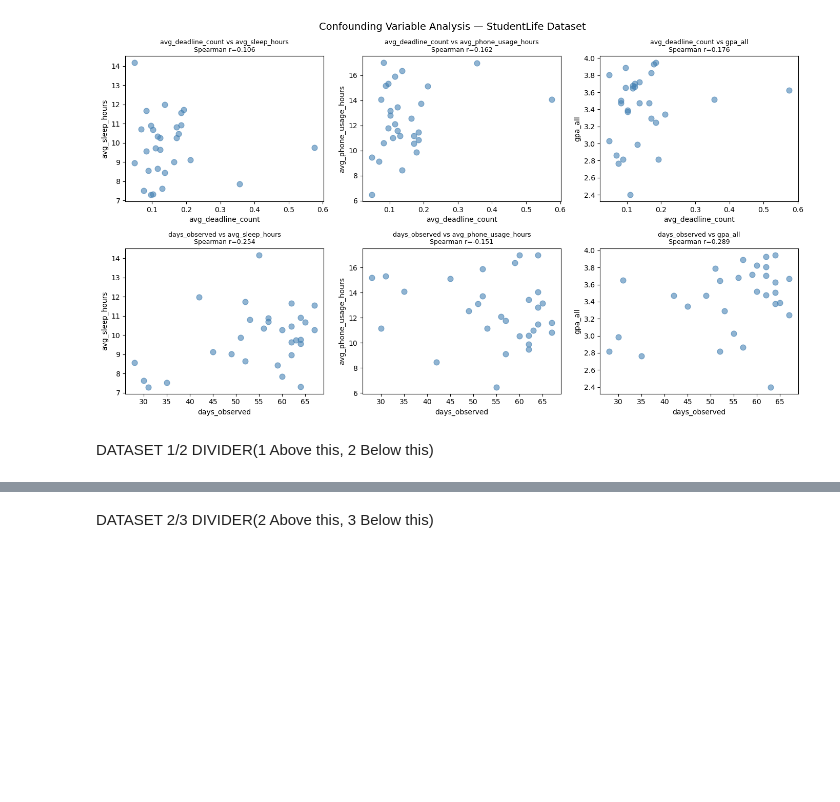
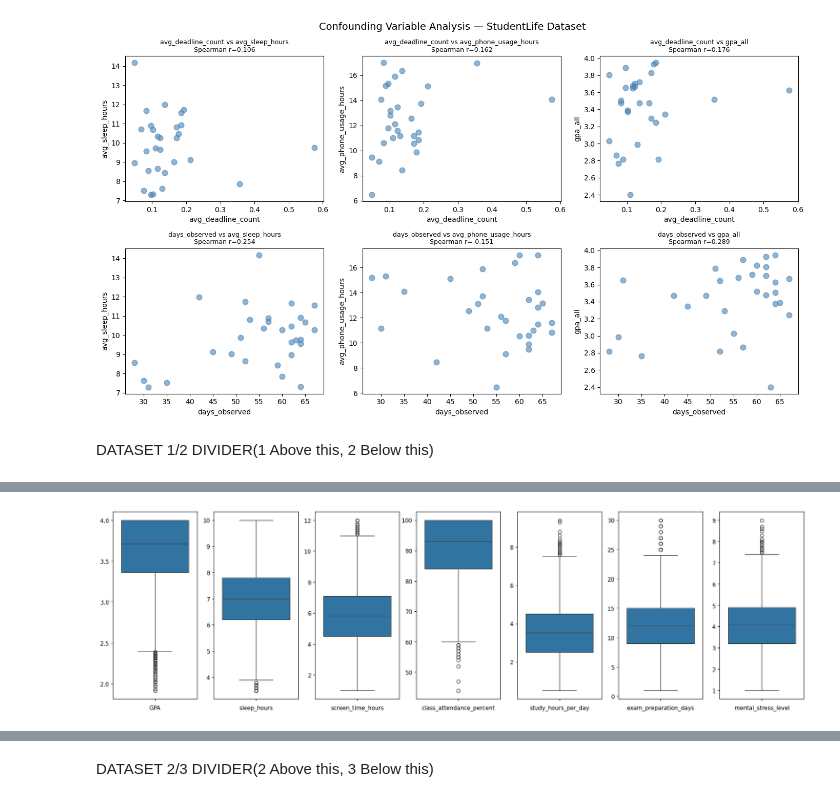
Before and after one commit to AnEpiphanyMaybe/sleep-screen-time-analysis, a Jupyter notebook: 03-FinalProject.ipynb, the cells around one changed output, grey strips where cells are left out. Drawn from its saved outputs; the diff is of its cells as text; code cells hidden in the pictures; blank space fills up the shorter version.

Commit message:
added data2 analysis to final notebook and stored plots

```diff
--- a/03-FinalProject.ipynb
+++ b/03-FinalProject.ipynb
@@ -1046,0 +1059,4 @@ DATASET 1/2 DIVIDER(1 Above this, 2 Below this)
+# %%
+display(Image('results/data2_boxplots.png'))
+# %% [output]
+[figure, added]
```
Also changed, not shown: parts of 16 cells of this notebook, 10 other files.
